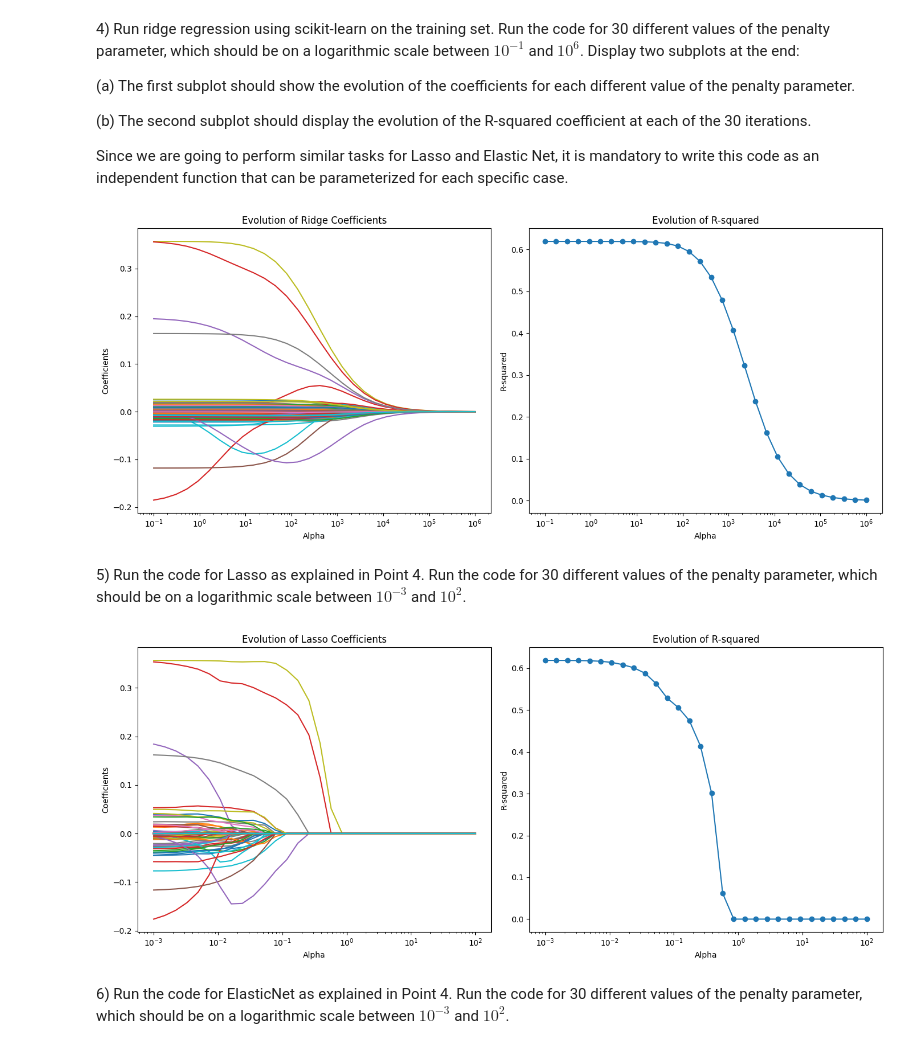
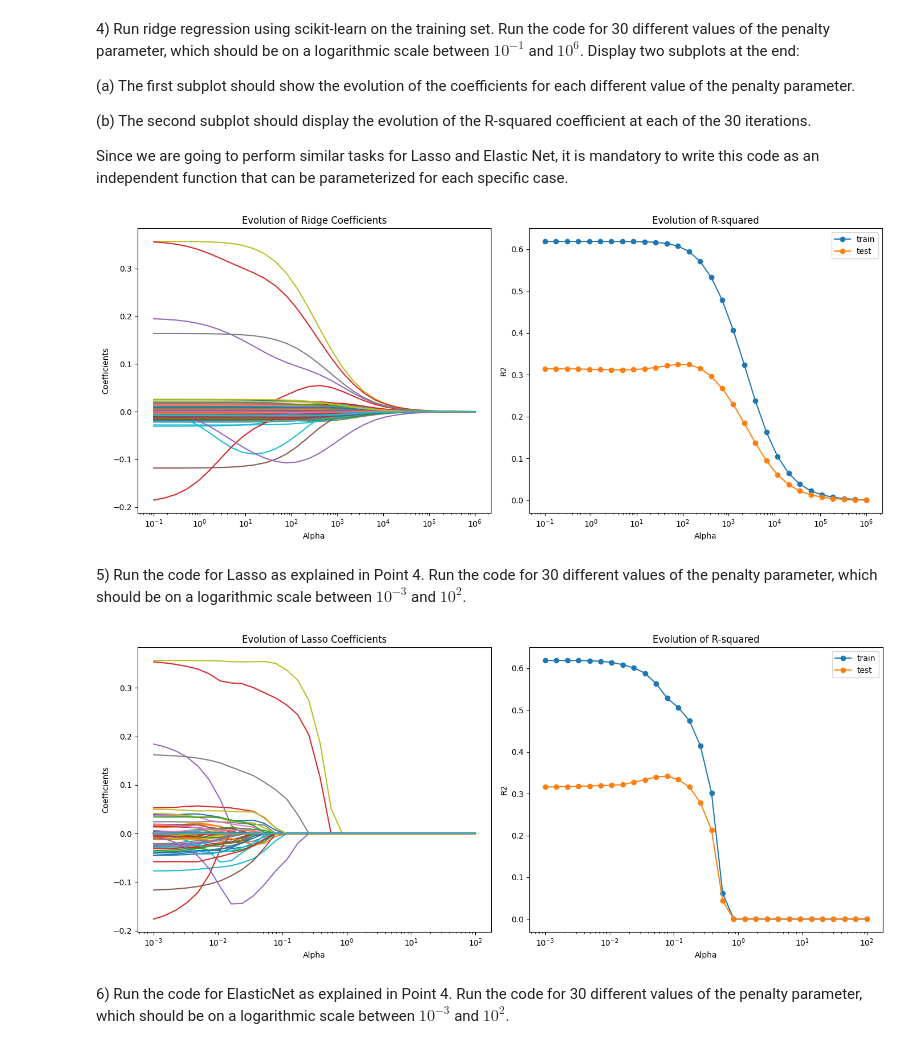
Before and after one commit to kjle/TelecomParis_Promo2025, a Jupyter notebook: SD-TSIA204/TP2/sd-tsia204_lab2_kang_jiale.ipynb, the cells around one changed output. Cells and saved outputs as stored; diff of their text form; code cells hidden in the pictures.

```diff
--- a/SD-TSIA204/TP2/sd-tsia204_lab2_kang_jiale.ipynb
+++ b/SD-TSIA204/TP2/sd-tsia204_lab2_kang_jiale.ipynb
@@ -269,9 +269,11 @@ Since we are going to perform similar tasks for Lasso and Elastic Net, it is man
 # @param reg_model: The name of the regularization model.
 # @return: The coefficients of the different models.
 
-def evaluation_plot(X, y, alphas, reg_model):
+def evaluation_plot(X, y, X_test, y_test, alphas, reg_model):
     coefficients = []
     r_squared = []
+    r_squared_test = []
+
     for alpha in alphas:
         if reg_model == 'Ridge':
             reg = Ridge(alpha=alpha)
@@ -280,46 +282,49 @@ def evaluation_plot(X, y, alphas, reg_model):
         elif reg_model == 'ElasticNet':
             np.random.seed(0)
             reg = ElasticNet(alpha=alpha, random_state=0, l1_ratio=0.4)
         reg.fit(X, y)
         coefficients.append(reg.coef_)
         r_squared.append(reg.score(X, y))
+        r_squared_test.append(reg.score(X_test, y_test))
 
     coefficients = np.array(coefficients)
 
     plt.figure(figsize=(14, 6))
     # figure1: coefficients
     plt.subplot(1, 2, 1)
     for i in range(coefficients.shape[1]):
         plt.plot(alphas, coefficients[:, i])
     plt.xscale('log')
     plt.xlabel('Alpha')
     plt.ylabel('Coefficients')
     plt.title('Evolution of ' + reg_model + ' Coefficients')
 
     # figure2: R-squared
     plt.subplot(1, 2, 2)
-    plt.plot(alphas, r_squared, marker='o')
+    plt.plot(alphas, r_squared, marker='o', label='train')
+    plt.plot(alphas, r_squared_test, marker='o', label='test')
     plt.xscale('log')
     plt.xlabel('Alpha')
-    plt.ylabel('R-squared')
+    plt.ylabel('R2')
     plt.title('Evolution of R-squared')
+    plt.tight_layout()
+    plt.legend()
+    plt.show()
 
-    plt.tight_layout()
-    plt.show()
     return coefficients
 
 
 ridge_coeff = evaluation_plot(
-    X_train_scaled, y_train_scaled, np.logspace(-1, 6, 30), 'Ridge')
+    X_train_scaled, y_train_scaled, X_test_scaled, y_test_scaled, np.logspace(-1, 6, 30), 'Ridge')
 # %% [output]
-[figure, old version]
+[figure, new version]
 # %% [markdown]
 5\) Run the code for Lasso as explained in Point 4. Run the code for 30 different values of the penalty parameter, which should be on a logarithmic scale between $10^{-3}$ and $10^2$.
 # %%
 lasso_coeff = evaluation_plot(
-    X_train_scaled, y_train_scaled, np.logspace(-3, 2, 30), 'Lasso')
+    X_train_scaled, y_train_scaled, X_test_scaled, y_test_scaled, np.logspace(-3, 2, 30), 'Lasso')
 # %% [output]
-[figure, old version]
+[figure, new version]
 # %% [markdown]
 6\) Run the code for ElasticNet as explained in Point 4. Run the code for 30 different values of the penalty parameter, which should be on a logarithmic scale between $10^{-3}$ and $10^2$.
 # %%
```
Also changed, not shown: parts of 10 cells of this notebook.
